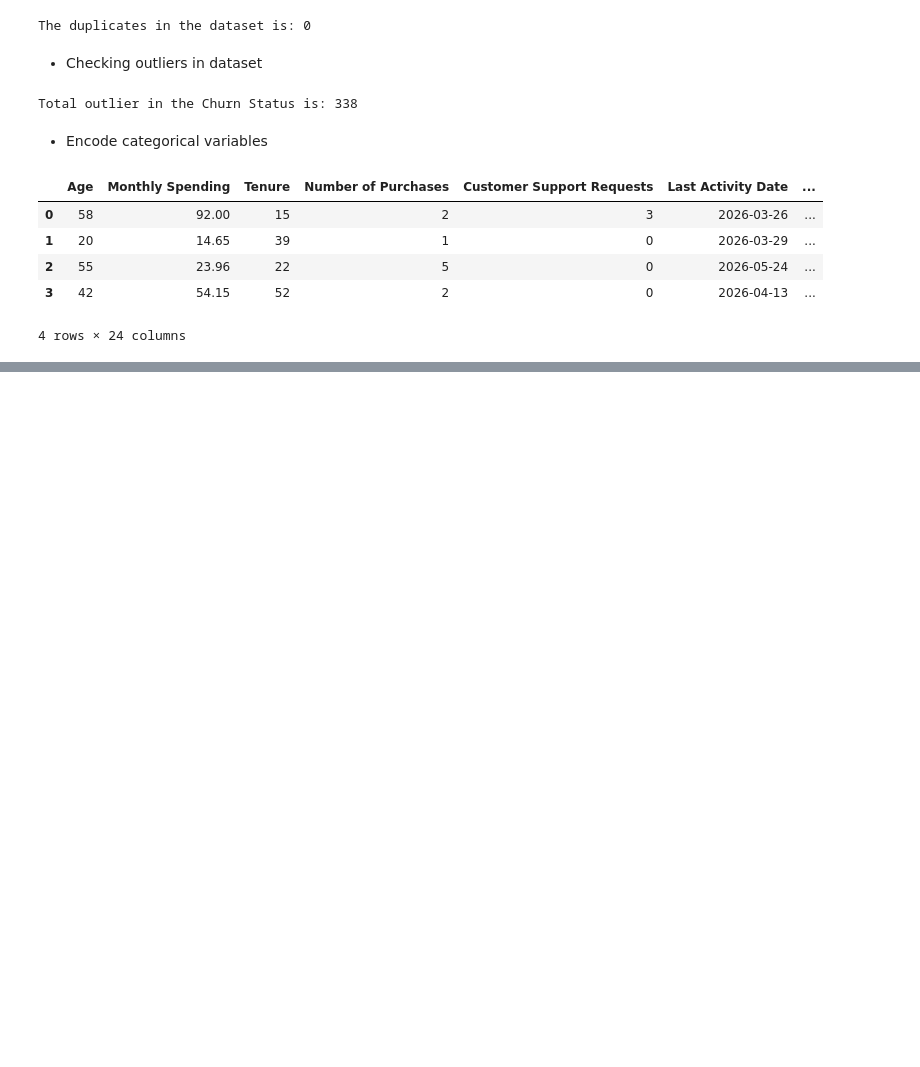
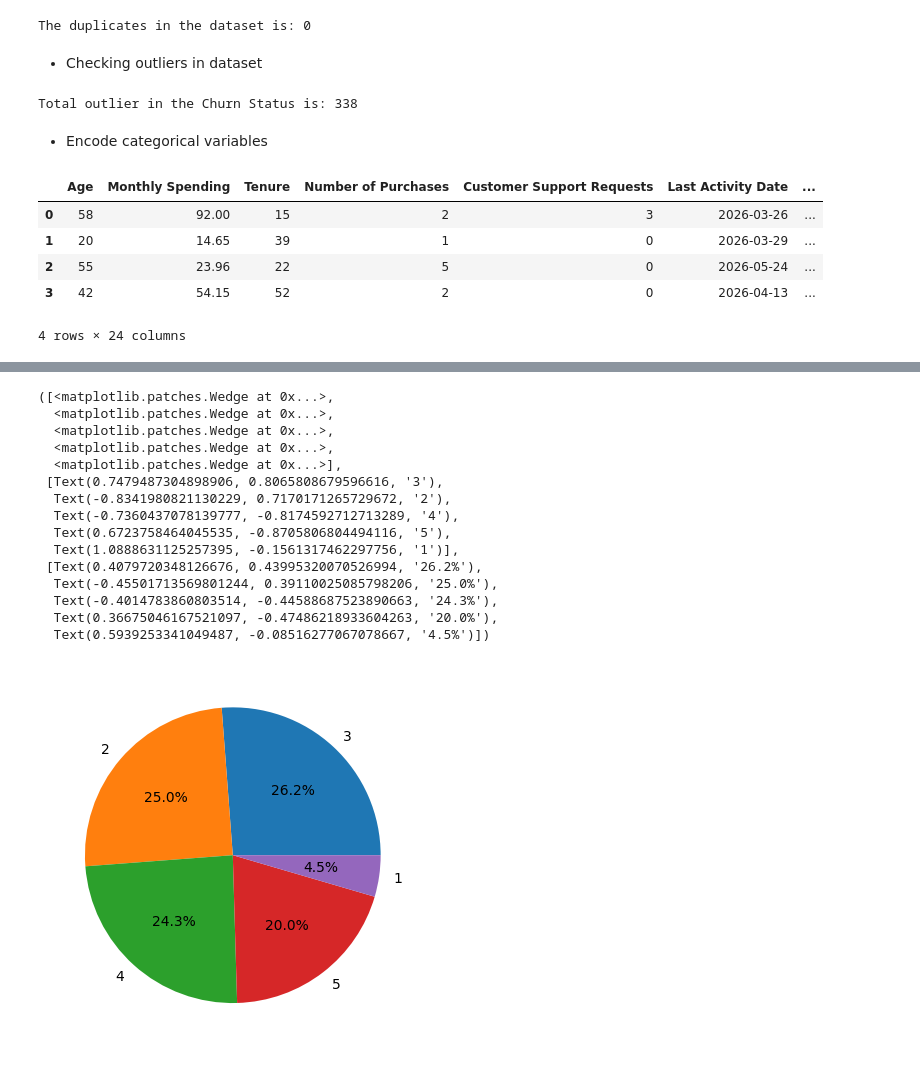
Before and after one commit to mudasir1144/Customer-Churn-Prediction-System, a Jupyter notebook: index.ipynb, the cells around one changed output, grey strips where cells are left out. Saved outputs shown, nothing was run; the diff lists cells and outputs as text; code cells hidden in the pictures; blank space fills up the shorter version.

```diff
--- a/index.ipynb
+++ b/index.ipynb
@@ -102,0 +167,22 @@ ValueError: Found input variables with inconsistent numbers of samples: [1498, 1
+# %%
+plt.pie(satisfy_counts.values,
+        labels = satisfy_counts.index,
+        autopct='%1.1f%%',
+)
+# %% [output]
+([<matplotlib.patches.Wedge at 0x...>,
+  <matplotlib.patches.Wedge at 0x...>,
+  <matplotlib.patches.Wedge at 0x...>,
+  <matplotlib.patches.Wedge at 0x...>,
+  <matplotlib.patches.Wedge at 0x...>],
+ [Text(0.7479487304898906, 0.8065808679596616, '3'),
+  Text(-0.8341980821130229, 0.7170171265729672, '2'),
+  Text(-0.7360437078139777, -0.8174592712713289, '4'),
+  Text(0.6723758464045535, -0.8705806804494116, '5'),
+  Text(1.0888631125257395, -0.1561317462297756, '1')],
+ [Text(0.4079720348126676, 0.43995320070526994, '26.2%'),
+  Text(-0.45501713569801244, 0.39110025085798206, '25.0%'),
+  Text(-0.4014783860803514, -0.44588687523890663, '24.3%'),
+  Text(0.36675046167521097, -0.47486218933604263, '20.0%'),
+  Text(0.5939253341049487, -0.08516277067078667, '4.5%')])
+[figure, added]
```
Also changed, not shown: parts of 12 cells of this notebook.
